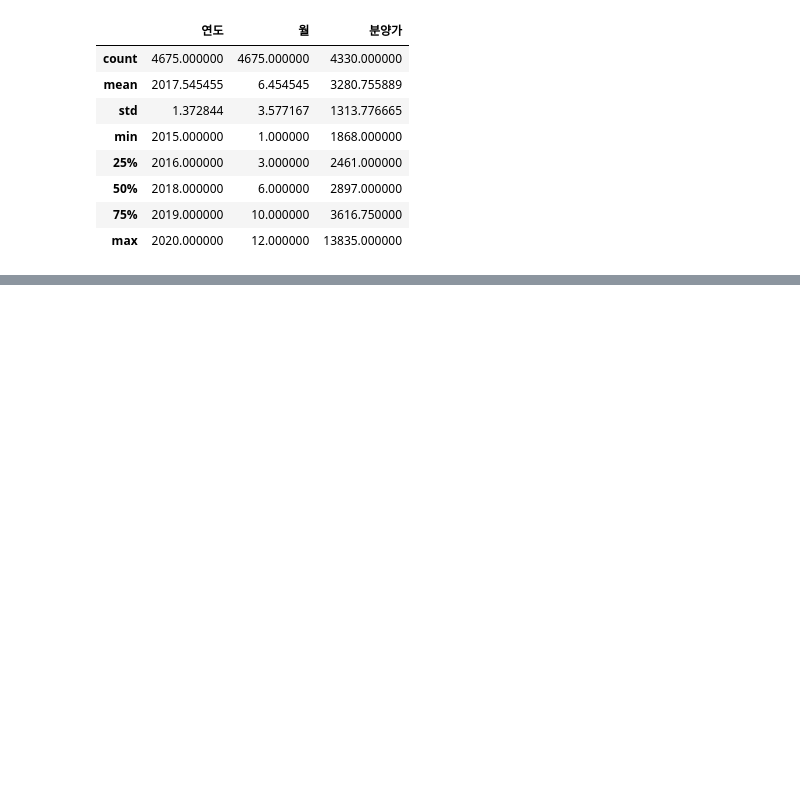
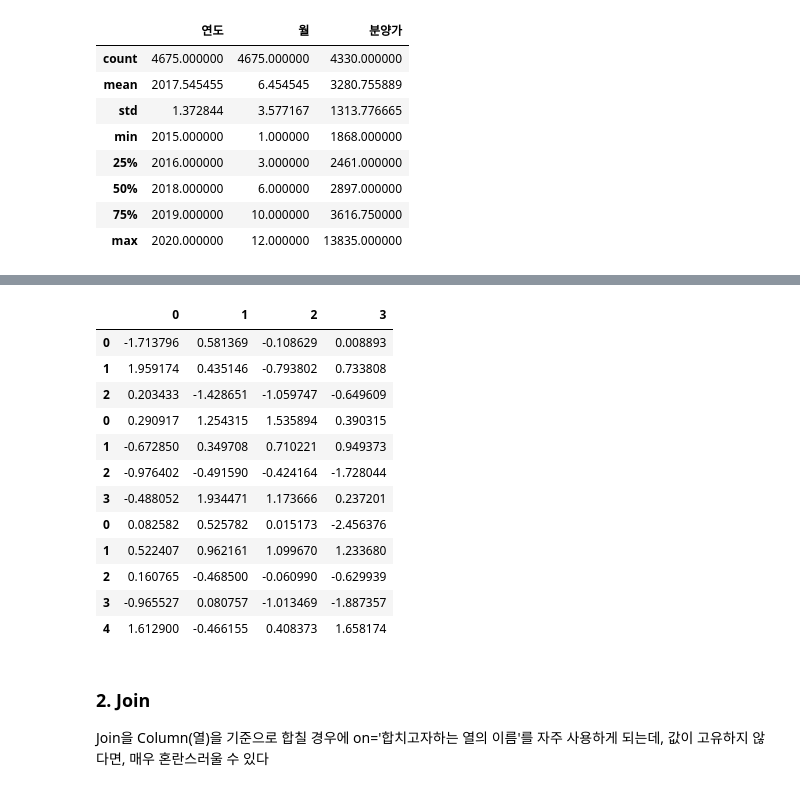
Before and after one commit to moonitdev/MAI, a Jupyter notebook: teddylee777/05-Pandas/01_10mins_to_pandas.ipynb, the cells around one changed output, grey strips where cells are left out. Saved outputs shown, nothing was run; the diff lists cells and outputs as text; code cells hidden in the pictures; blank space fills up the shorter version.

```diff
--- a/teddylee777/05-Pandas/01_10mins_to_pandas.ipynb
+++ b/teddylee777/05-Pandas/01_10mins_to_pandas.ipynb
@@ -131,0 +763,4 @@ df.describe()
+# %%
+part_1 = pd.DataFrame(np.random.randn(3, 4))
+part_2 = pd.DataFrame(np.random.randn(4, 4))
+part_3 = pd.DataFrame(np.random.randn(5, 4))
@@ -131,0 +791,2 @@ df.describe()
+# %%
+part = [part_1, part_2, part_3]
@@ -131,0 +811,19 @@ df.describe()
+# %%
+pd.concat(part)
+# %% [output]
+|  | 0 | 1 | 2 | 3 |
+| 0 | -1.713796 | 0.581369 | -0.108629 | 0.008893 |
+| 1 | 1.959174 | 0.435146 | -0.793802 | 0.733808 |
+| 2 | 0.203433 | -1.428651 | -1.059747 | -0.649609 |
+| 0 | 0.290917 | 1.254315 | 1.535894 | 0.390315 |
+| 1 | -0.672850 | 0.349708 | 0.710221 | 0.949373 |
+| 2 | -0.976402 | -0.491590 | -0.424164 | -1.728044 |
+| 3 | -0.488052 | 1.934471 | 1.173666 | 0.237201 |
+| 0 | 0.082582 | 0.525782 | 0.015173 | -2.456376 |
+| 1 | 0.522407 | 0.962161 | 1.099670 | 1.233680 |
+| 2 | 0.160765 | -0.468500 | -0.060990 | -0.629939 |
+| 3 | -0.965527 | 0.080757 | -1.013469 | -1.887357 |
+| 4 | 1.612900 | -0.466155 | 0.408373 | 1.658174 |
+# %% [markdown]
+### 2. Join
+Join을 Column(열)을 기준으로 합칠 경우에 on='합치고자하는 열의 이름'를 자주 사용하게 되는데, 값이 고유하지 않다면, 매우 혼란스러울 수 있다
```
Also changed, not shown: parts of 105 cells of this notebook, 3 other files.
